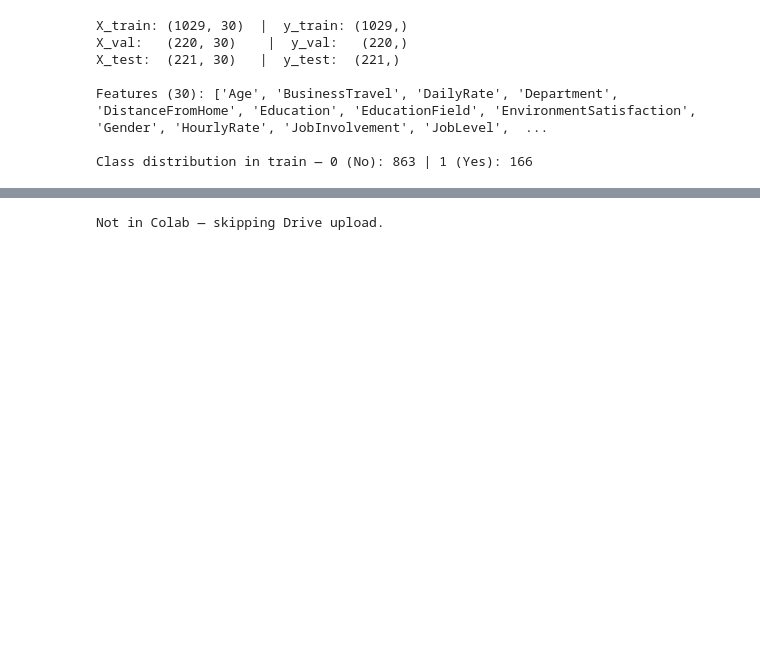
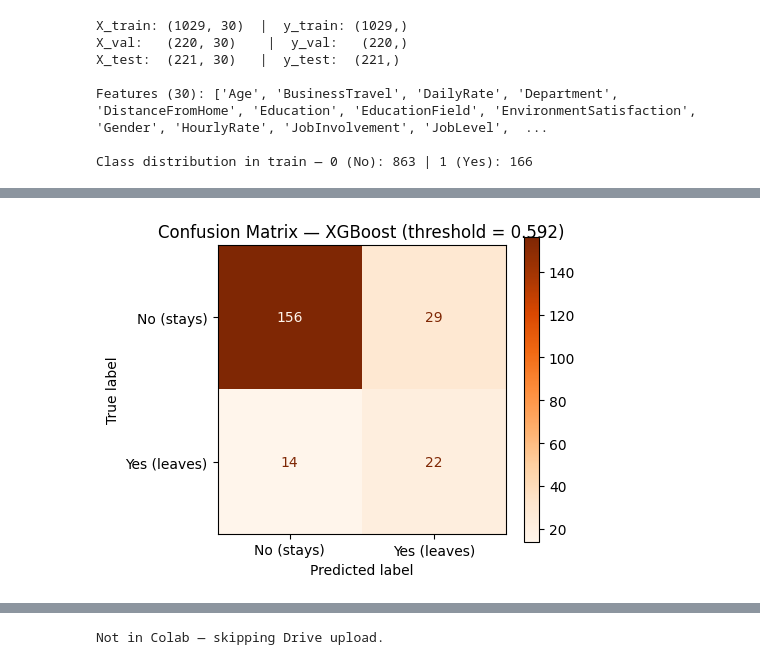
Before and after one commit to francescagrasso02/infoh512-project, a Jupyter notebook: notebooks/2.b. XGboost.ipynb, the cells around one changed output, grey strips where cells are left out. Drawn from its saved outputs; the diff is of its cells as text; code cells hidden in the pictures; blank space fills up the shorter version.

```diff
--- a/notebooks/2.b. XGboost.ipynb
+++ b/notebooks/2.b. XGboost.ipynb
@@ -214,0 +271,13 @@ print('\n📦 All artifacts saved locally.')
+# %%
+fig, ax = plt.subplots(figsize=(5, 4))
+ConfusionMatrixDisplay.from_predictions(
+    y_test, y_test_pred,
+    display_labels=['No (stays)', 'Yes (leaves)'],
+    cmap='Oranges',
+    ax=ax
+)
+ax.set_title(f'Confusion Matrix — XGBoost (threshold = {THRESHOLD:.3f})')
+plt.tight_layout()
+plt.show()
+# %% [output]
+[figure, added]
```
Also changed, not shown: parts of 31 cells of this notebook, 3 other files.
